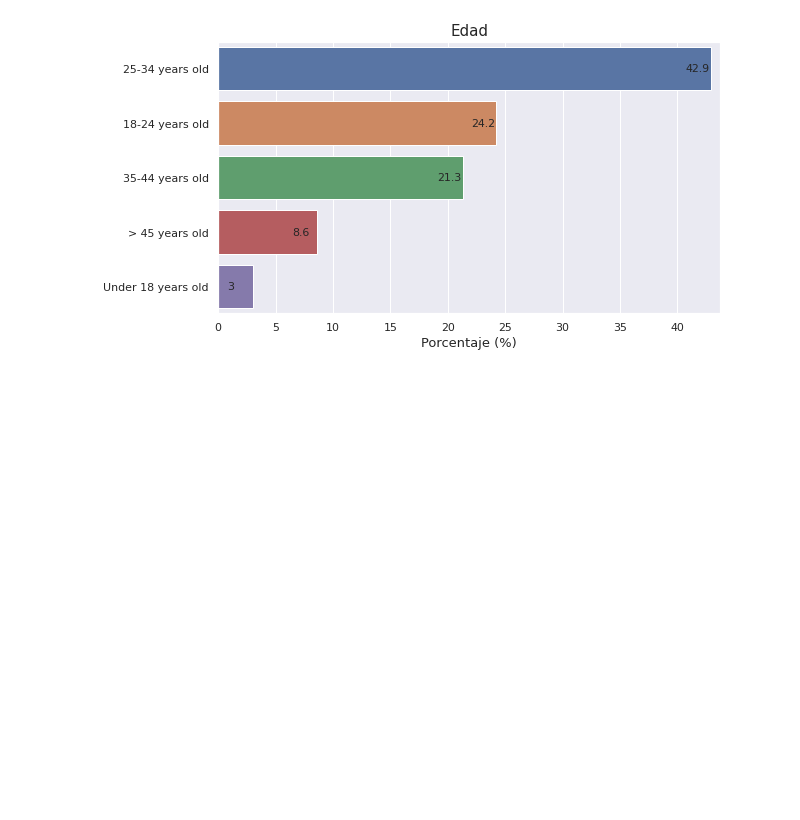
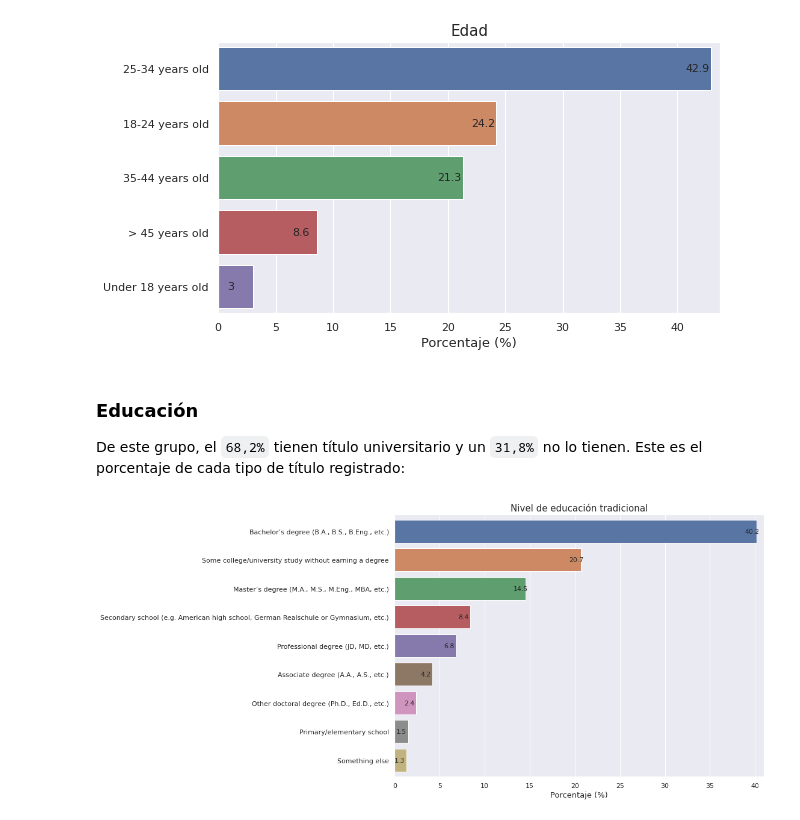
Before and after one commit to anthonymanotoa/survey-dev, a Jupyter notebook: notebooks/4-report.ipynb, the cells around one changed output. Cells and saved outputs as stored; diff of their text form; code cells hidden in the pictures; blank space fills up the shorter version.

```diff
--- a/notebooks/4-report.ipynb
+++ b/notebooks/4-report.ipynb
@@ -58,3 +65,11 @@ barploth_normalized(data=df.Country, title='País', label=False)
 barploth_normalized(df.Age, title='Edad', padding=-25)
 # %% [output]
 [figure]
+# %% [markdown]
+### Educación
+
+De este grupo, el `68,2%` tienen título universitario y un `31,8%` no lo tienen. Este es el porcentaje de cada tipo de título registrado:
+# %%
+barploth_normalized(df.EdLevel, title='Nivel de educación tradicional', padding=-20, figsize=(11,8))
+# %% [output]
+[figure, added]
```
Also changed, not shown: parts of 21 cells of this notebook, 3 other files.
